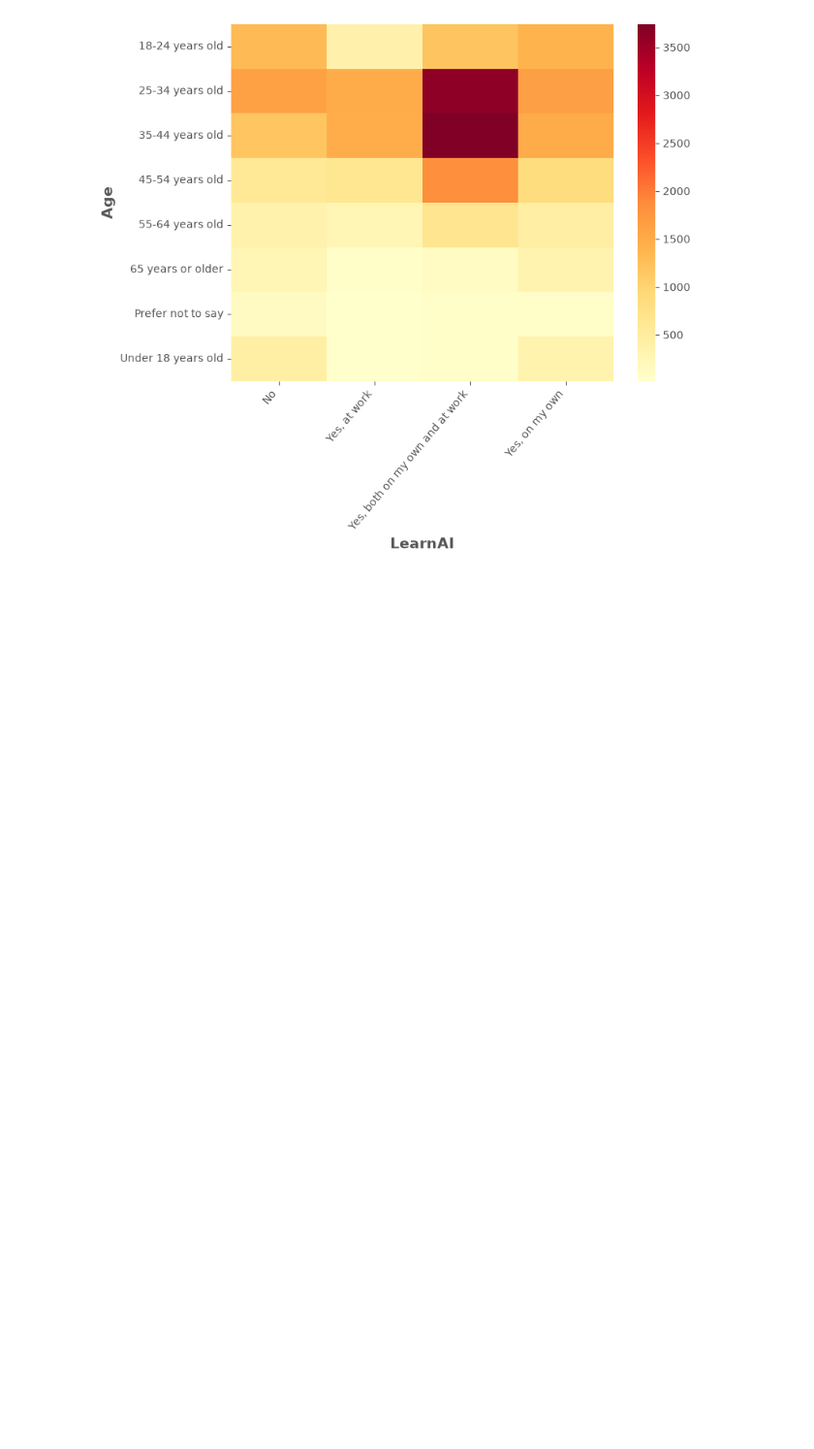
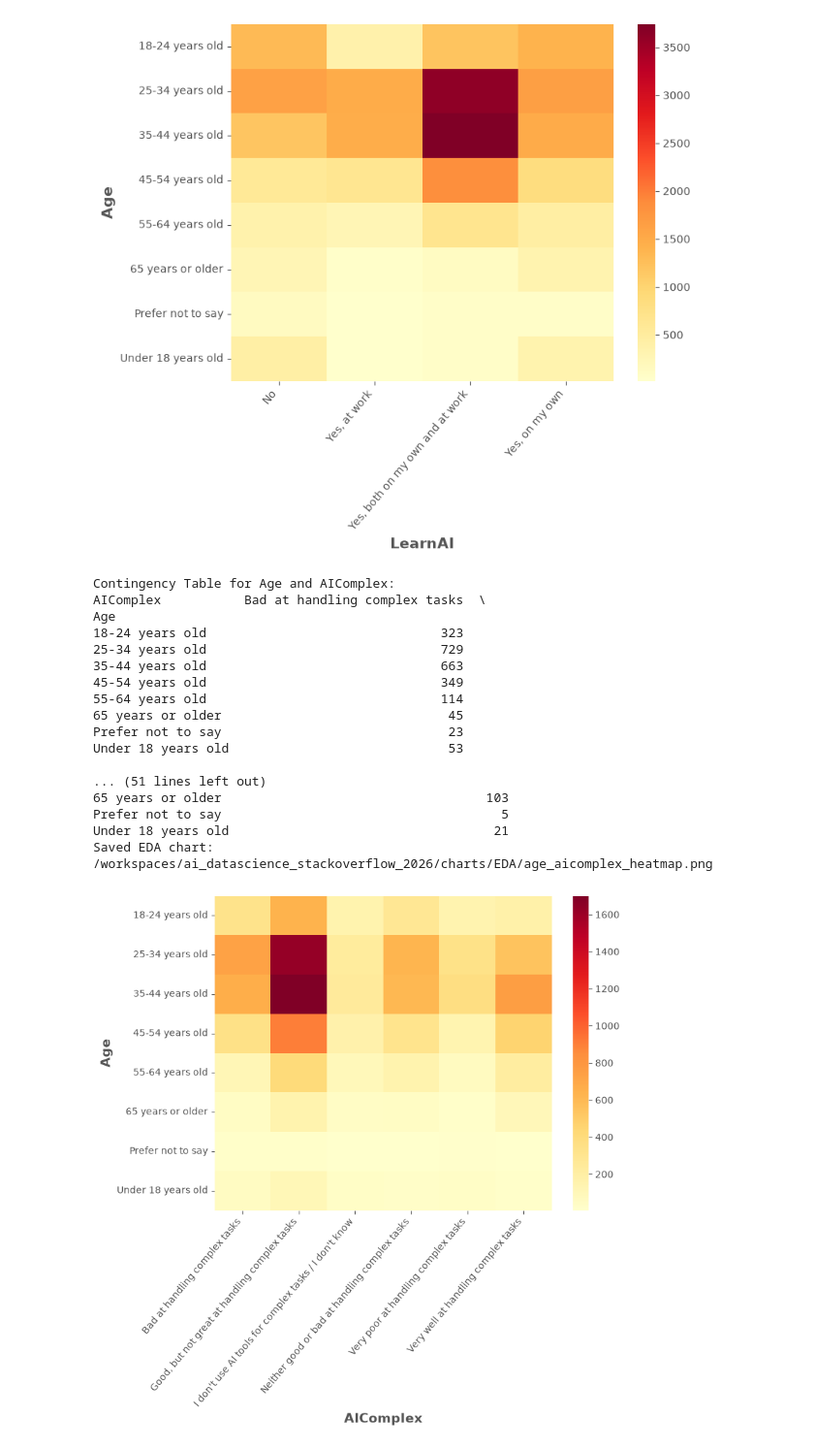
Before and after one commit to huyqng1412/ai_datascience_stackoverflow_2026, a Jupyter notebook: notebooks/EDA/EDA.ipynb, the cells around one changed output. Shown at 97% size. Saved outputs shown, nothing was run; the diff lists cells and outputs as text; code cells hidden in the pictures; blank space fills up the shorter version.

```diff
--- a/notebooks/EDA/EDA.ipynb
+++ b/notebooks/EDA/EDA.ipynb
@@ -319,3 +341,38 @@ Prefer not to say               67
 Under 18 years old             347
 Saved EDA chart: /workspaces/ai_datascience_stackoverflow_2026/charts/EDA/age_learnai_heatmap.png
 [figure]
+# %%
+age_learnai_table = pd.crosstab(eda_data['Age'], eda_data['AIComplex'])
+print("Contingency Table for Age and AIComplex:")
+print(age_learnai_table)
+
+plt.figure(figsize=(8, 6))
+sns.heatmap(age_learnai_table, annot=False, fmt="d", cmap="YlOrRd")
+
+plt.ylabel("Age", fontsize = 14, fontweight = 'bold')
+plt.xlabel("AIComplex", fontsize = 14, fontweight = 'bold')
+
+plt.xticks(rotation=50, ha="right")   # rotate x-axis labels
+plt.yticks(rotation= 360)
+
+save_eda_chart(plt.gcf(), "age_aicomplex_heatmap")
+plt.show()
+# %% [output]
+Contingency Table for Age and AIComplex:
+AIComplex           Bad at handling complex tasks  \
+Age
+18-24 years old                               323
+25-34 years old                               729
+35-44 years old                               663
+45-54 years old                               349
+55-64 years old                               114
+65 years or older                              45
+Prefer not to say                              23
+Under 18 years old                             53
+
+... (51 lines left out)
+65 years or older                                   103
+Prefer not to say                                     5
+Under 18 years old                                   21
+Saved EDA chart: /workspaces/ai_datascience_stackoverflow_2026/charts/EDA/age_aicomplex_heatmap.png
+[figure, added]
```
Also changed, not shown: parts of 17 cells of this notebook, 3 other files.
